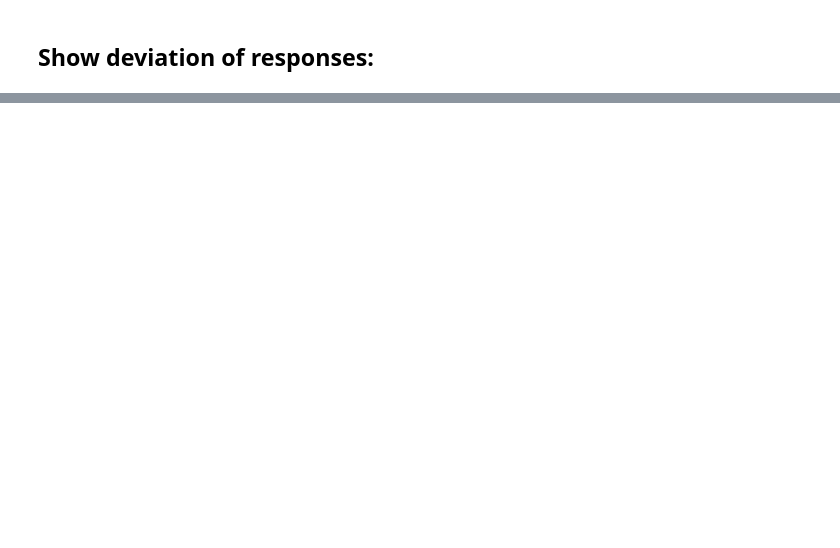
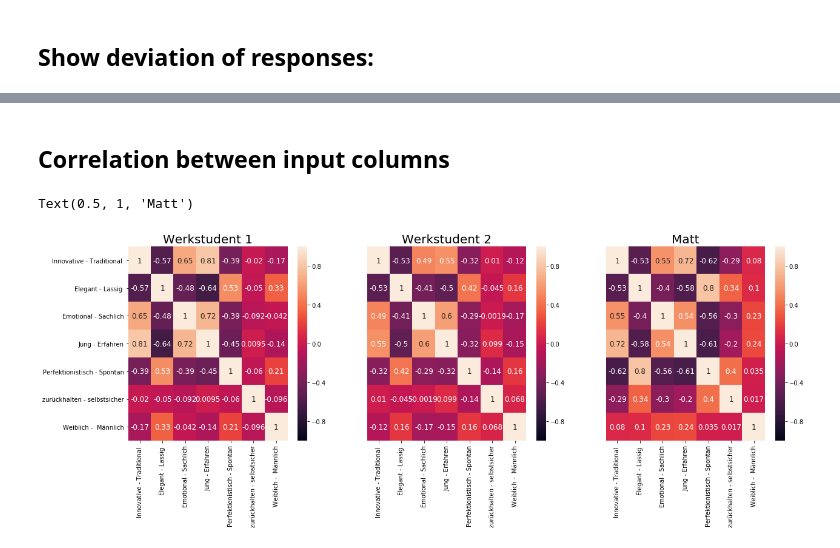
Before and after one commit to Flantantan/Fork, a Jupyter notebook: eda.ipynb, the cells around one changed output, grey strips where cells are left out. Drawn from its saved outputs; the diff is of its cells as text; code cells hidden in the pictures; blank space fills up the shorter version.

Commit message:
add corr heatmaps

```diff
--- a/eda.ipynb
+++ b/eda.ipynb
@@ -77,0 +164,20 @@ plt.title("Mean deviation of responses with standard deviation")
+# %% [markdown]
+## Correlation between input columns
+# %%
+corr1 = inputs[0].corr()
+corr2 = inputs[1].corr()
+corr3 = inputs[2].corr()
+
+corr_total = inputs[0].append(inputs[1]).append(inputs[2]).corr()
+# %%
+fig = plt.figure(figsize = (20, 20)) # width x height
+ax1 = fig.add_subplot(331) # row, column, position
+ax2 = fig.add_subplot(332)
+ax3 = fig.add_subplot(333)
+
+sns.heatmap(corr1, ax=ax1, vmin=-1, vmax=1,  annot=True, annot_kws={'fontsize': 12}).set_title('Werkstudent 1', fontsize =20)
+sns.heatmap(corr2, ax=ax2, vmin=-1, vmax=1,  yticklabels=False,  annot=True, annot_kws={'fontsize': 12}).set_title('Werkstudent 2', fontsize =20)
+sns.heatmap(corr3, ax=ax3, vmin=-1, vmax=1,  yticklabels=False, annot=True, annot_kws={'fontsize': 12}).set_title('Matt', fontsize =20)
+# %% [output]
+Text(0.5, 1, 'Matt')
+[figure, added]
```
Also changed, not shown: parts of 8 cells of this notebook.
